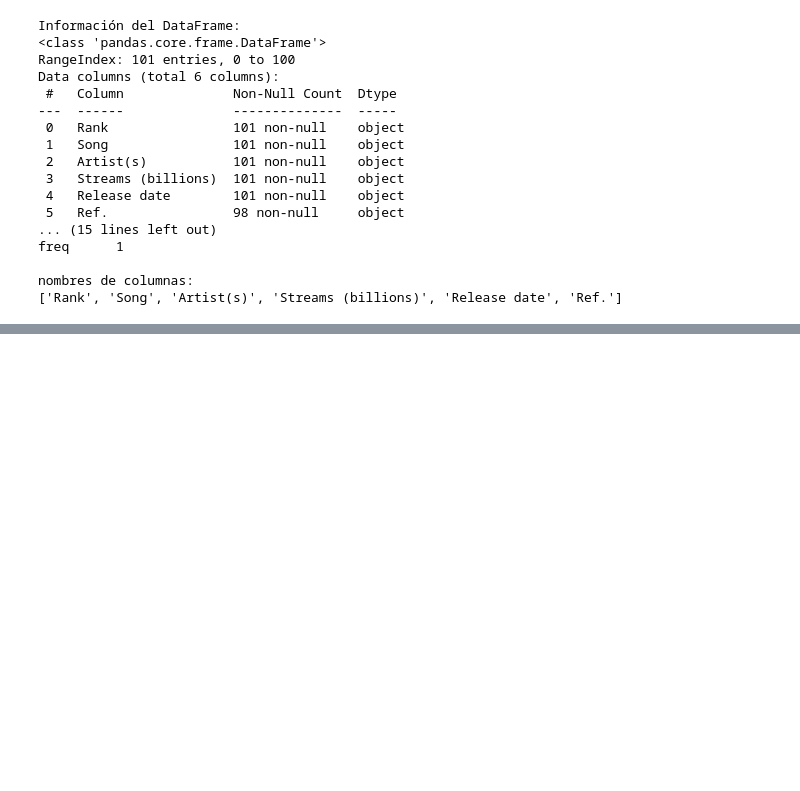
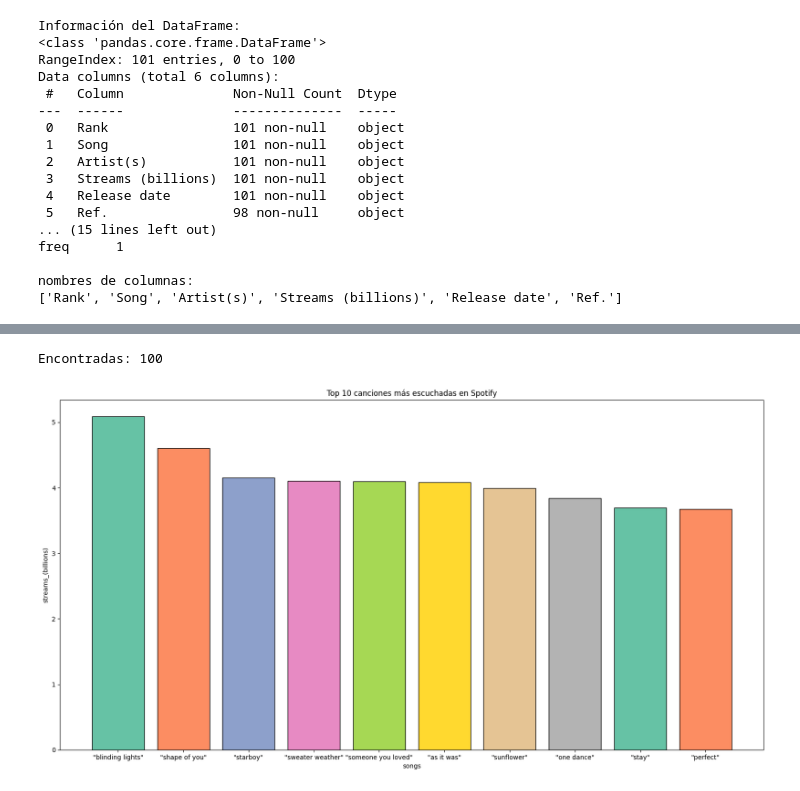
Before and after one commit to 4GeeksAcademy/PROYECTO_WEB_SCRAPING, a Jupyter notebook: src/explore.es.ipynb, the cells around one changed output, grey strips where cells are left out. Cells and saved outputs as stored; diff of their text form; code cells hidden in the pictures; blank space fills up the shorter version.

```diff
--- a/src/explore.es.ipynb
+++ b/src/explore.es.ipynb
@@ -109,0 +131,16 @@ print(df_clean.columns.tolist())
+# %%
+# Limpiamos datos en columnas específicas
+df_clean["song"] = df_clean["song"].str.lower().replace(r"\[.*?\]", "", regex=True)
+df_clean["artist(s)"] = df_clean["artist(s)"].str.lower().replace(r"\[.*?\]", "", regex=True)
+
+df_clean = df_clean[df_clean["streams_(billions)"].astype(str).str.contains(r"^\d+(?:\.\d+)?$", na=False)]
+# Convertimos Streams a números flotantes
+df_clean["streams_(billions)"] = df_clean["streams_(billions)"].astype(float)
+
+# Convertimos fechas a datetime
+df_clean["release_date"] = pd.to_datetime(df_clean["release_date"], errors="coerce")
+
+print("\nInformación del DataFrame limpio:")
+print(df_clean.info())
+print("\nPrimeras 5 filas del DataFrame limpio:")
+print(df_clean.head())
@@ -109,0 +165,26 @@ print(df_clean.columns.tolist())
+# %%
+conn = sqlite3.connect("Spotify.db")
+df_clean.to_sql("Mas Escuchados", conn, if_exists="replace", index=False)
+cursor = conn.cursor()
+cursor.execute("SELECT COUNT(*) FROM 'Mas Escuchados'")
+print("Encontradas:", cursor.fetchone()[0])
+
+conn.commit()
+conn.close()
+# %% [output]
+Encontradas: 100
+# %%
+# GRAFICO DE BARRAS
+fig, ax = plt.subplots(figsize=(20, 10))
+y = df_clean["streams_(billions)"].head(10)
+x = df_clean["song"].head(10)
+palette = sns.color_palette('Set2', n_colors=len(x))
+ax.bar(x, y, color=palette, edgecolor='black')
+ax.set_title('Top 10 canciones más escuchadas en Spotify')
+ax.set_xlabel('songs')
+ax.set_ylabel('streams_(billions)')
+plt.show()
+
+# PERDON POR LA PALETA DE COLORES 😂
+# %% [output]
+[figure, added]
```
Also changed, not shown: parts of 2 cells of this notebook, 1 other file.
